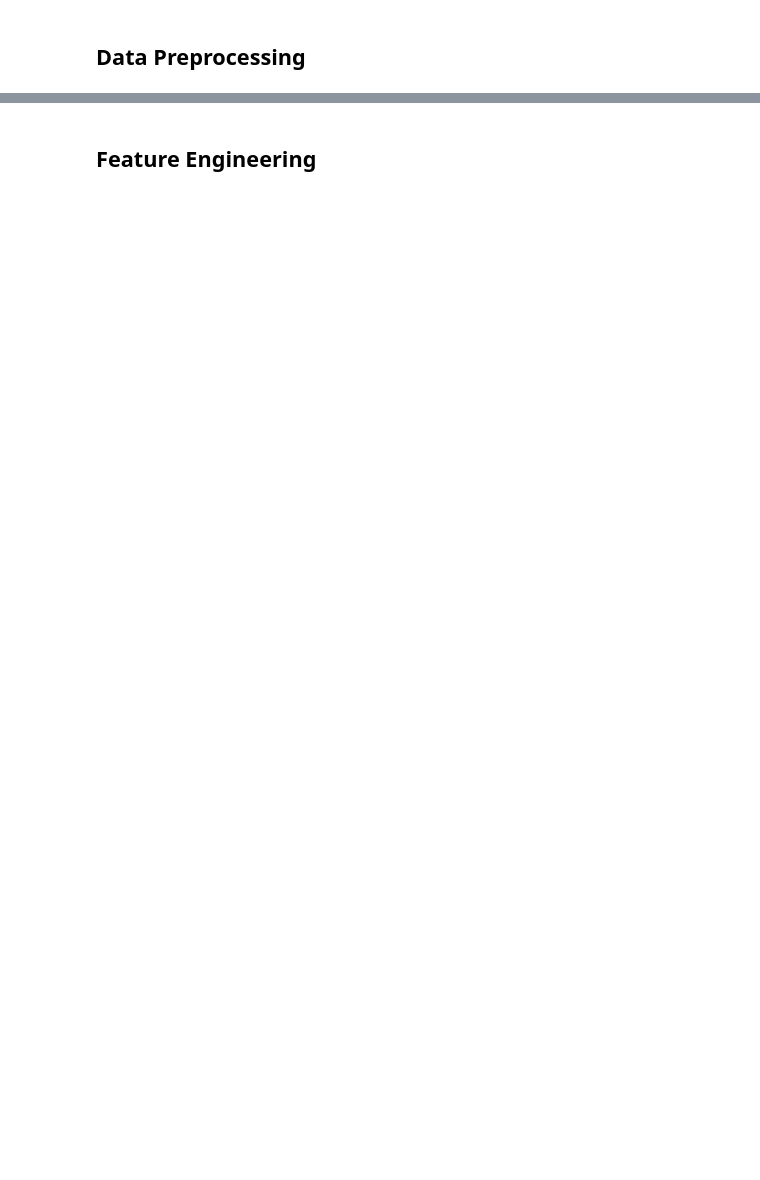
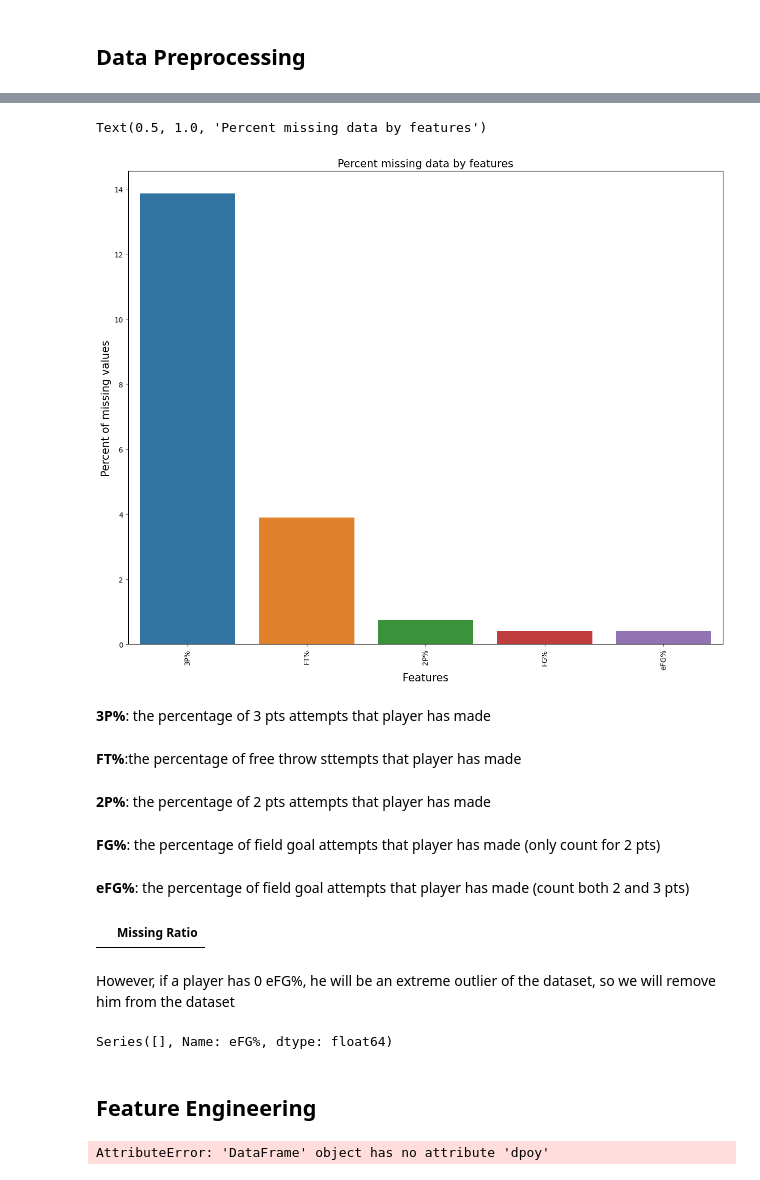
Before and after one commit to claykindiger/DSCI303FinalProject, a Jupyter notebook: Exercise4ForProject.ipynb, the cells around one changed output, grey strips where cells are left out. Drawn from its saved outputs; the diff is of its cells as text; code cells hidden in the pictures; blank space fills up the shorter version.

Commit message:
done with EDA to feature engineering

```diff
--- a/Exercise4ForProject.ipynb
+++ b/Exercise4ForProject.ipynb
@@ -409,2 +406,8 @@ There is 0 strongly correlated values with DPOY:
 # %% [markdown]
 ## Data Preprocessing
+# %%
+#check for missing data
+df_na = (players_team.isnull().sum() / len(players_team)) * 100
+df_na = df_na.drop(df_na[df_na == 0].index).sort_values(ascending=False)[:30]
+missing_data = pd.DataFrame({'Missing Ratio' :df_na})
+missing_data.head(20)
@@ -410,0 +421,13 @@ There is 0 strongly correlated values with DPOY:
+# %%
+# Visualize the missing ratios
+f, ax = plt.subplots(figsize=(15, 12))
+plt.xticks(rotation=90)
+sns.barplot(x=df_na.index, y=df_na)
+plt.xlabel('Features', fontsize=15)
+plt.ylabel('Percent of missing values', fontsize=15)
+plt.title('Percent missing data by features', fontsize=15)
+# %% [output]
+Text(0.5, 1.0, 'Percent missing data by features')
+[figure, added]
+# %% [markdown]
+**3P%**: the percentage of 3 pts attempts that player has made
@@ -410,0 +437,2 @@ There is 0 strongly correlated values with DPOY:
+# %% [markdown]
+**FT%**:the percentage of free throw sttempts that player has made
@@ -410,0 +442,2 @@ There is 0 strongly correlated values with DPOY:
+# %% [markdown]
+**2P%**: the percentage of 2 pts attempts that player has made
@@ -410,0 +447,2 @@ There is 0 strongly correlated values with DPOY:
+# %% [markdown]
+**FG%**: the percentage of field goal attempts that player has made (only count for 2 pts)
@@ -410,0 +452,2 @@ There is 0 strongly correlated values with DPOY:
+# %% [markdown]
+**eFG%**: the percentage of field goal attempts that player has made (count both 2 and 3 pts)
@@ -410,0 +457,10 @@ There is 0 strongly correlated values with DPOY:
+# %%
+#check for missing data
+df_na = (players_team.isnull().sum() / len(players_team)) * 100
+df_na = df_na.drop(df_na[df_na == 0].index).sort_values(ascending=False)[:30]
+missing_data = pd.DataFrame({'Missing Ratio' :df_na})
+missing_data.head()
+# %% [output]
+|  | Missing Ratio |
+# %% [markdown]
+However, if a player has 0 eFG%, he will be an extreme outlier of the dataset, so we will remove him from the dataset
@@ -411,2 +470,16 @@ There is 0 strongly correlated values with DPOY:
+# %%
+#check
+df = players_team[players_team["eFG%"] == 0]
+df["eFG%"]
+# %% [output]
+Series([], Name: eFG%, dtype: float64)
 # %% [markdown]
 ## Feature Engineering
+# %%
+y_dpoy = players_team.dpoy
+y_mvp = players_team.mvp
+# We won't use any label information during data pre-processing and feature engineering
+players_team.drop(['dpoy'], axis=1, inplace=True)
+players_team.drop(['mvp'], axis=1, inplace=True)
+# %% [output]
+AttributeError: 'DataFrame' object has no attribute 'dpoy'
```
Also changed, not shown: parts of 15 cells of this notebook.
